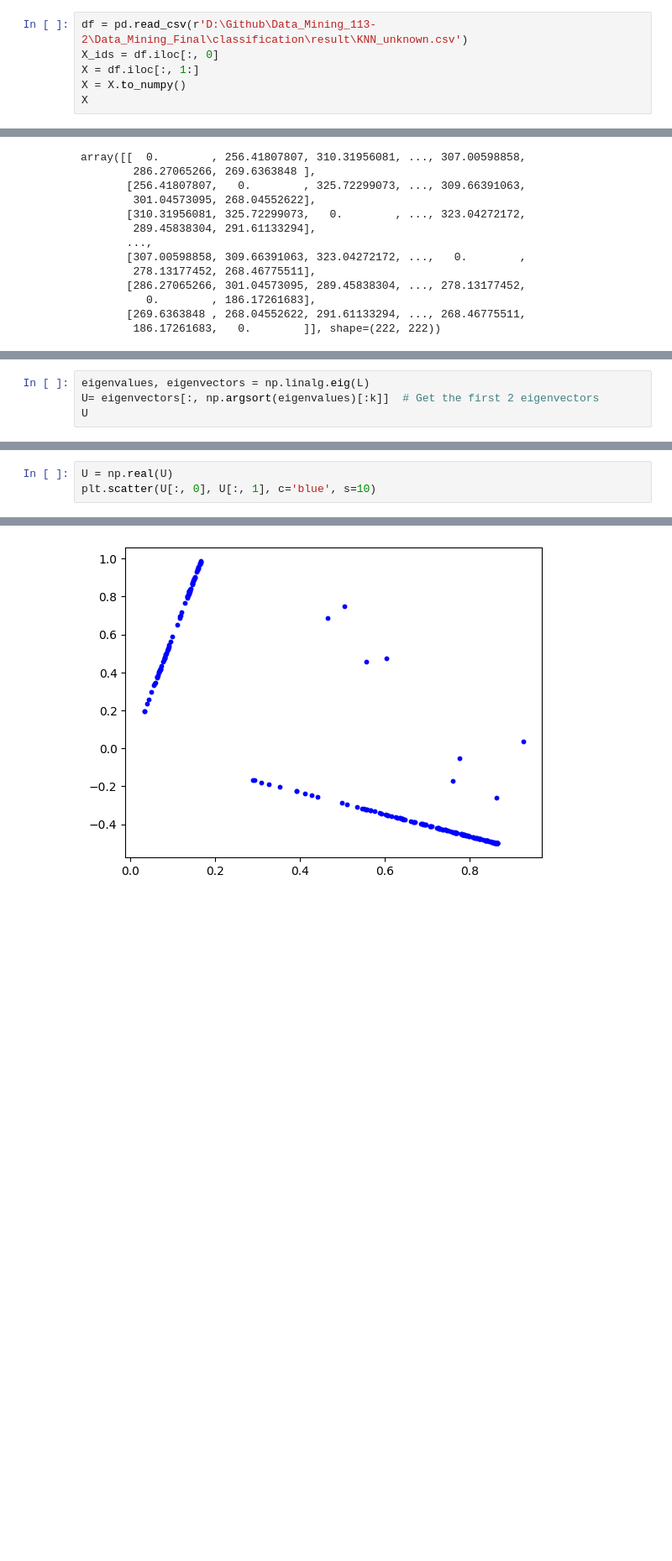
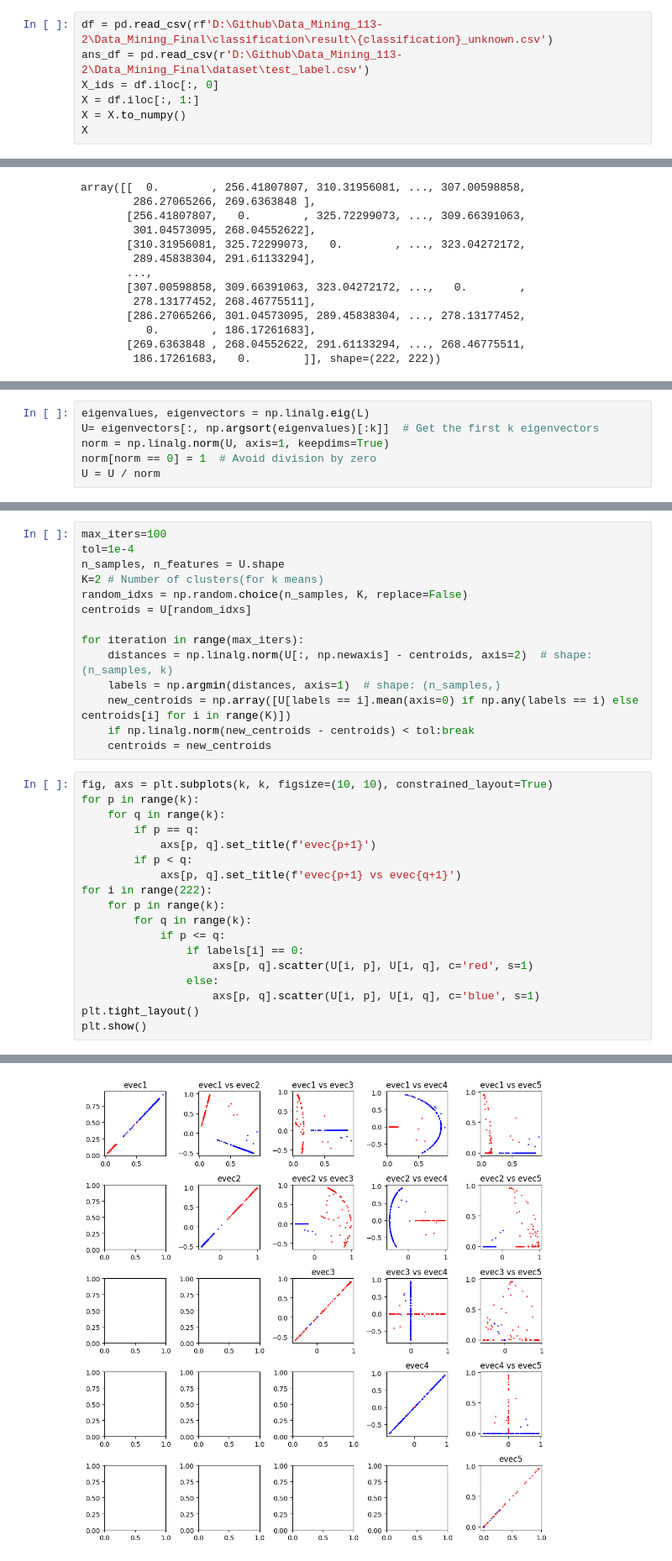
Before and after one commit to Benny0w0Liu/Data_Mining_113-2, a Jupyter notebook: Data_Mining_Final/clustering/Spectral.ipynb, the cells around one changed output, grey strips where cells are left out. Shown at 84% size. Cells and saved outputs as stored; diff of their text form; blank space fills up the shorter version.

Commit message:
Add Spectral Clustering

```diff
--- a/Data_Mining_Final/clustering/Spectral.ipynb
+++ b/Data_Mining_Final/clustering/Spectral.ipynb
@@ -5,5 +7,6 @@ import matplotlib.pyplot as plt
 # %%
-df = pd.read_csv(r'D:\Github\Data_Mining_113-2\Data_Mining_Final\classification\result\KNN_unknown.csv')
+df = pd.read_csv(rf'D:\Github\Data_Mining_113-2\Data_Mining_Final\classification\result\{classification}_unknown.csv')
+ans_df = pd.read_csv(r'D:\Github\Data_Mining_113-2\Data_Mining_Final\dataset\test_label.csv')
 X_ids = df.iloc[:, 0]
 X = df.iloc[:, 1:]
 X = X.to_numpy()
@@ -75,5 +78,7 @@ plt.colorbar()
 [figure]
 # %%
 eigenvalues, eigenvectors = np.linalg.eig(L)
-U= eigenvectors[:, np.argsort(eigenvalues)[:k]]  # Get the first 2 eigenvectors
-U
+U= eigenvectors[:, np.argsort(eigenvalues)[:k]]  # Get the first k eigenvectors
+norm = np.linalg.norm(U, axis=1, keepdims=True)
+norm[norm == 0] = 1  # Avoid division by zero
+U = U / norm
@@ -94,4 +85,33 @@ array([[ 1.52976856e-02+0.j,  9.09156829e-02+0.j, -6.18921334e-03+0.j,
+# %%
+max_iters=100
+tol=1e-4
+n_samples, n_features = U.shape
+K=2 # Number of clusters(for k means)
+random_idxs = np.random.choice(n_samples, K, replace=False)
+centroids = U[random_idxs]
+
+for iteration in range(max_iters):
+    distances = np.linalg.norm(U[:, np.newaxis] - centroids, axis=2)  # shape: (n_samples, k)
+    labels = np.argmin(distances, axis=1)  # shape: (n_samples,)
+    new_centroids = np.array([U[labels == i].mean(axis=0) if np.any(labels == i) else centroids[i] for i in range(K)])
+    if np.linalg.norm(new_centroids - centroids) < tol:break
+    centroids = new_centroids
 # %%
-U = np.real(U)
-plt.scatter(U[:, 0], U[:, 1], c='blue', s=10)
+fig, axs = plt.subplots(k, k, figsize=(10, 10), constrained_layout=True)
+for p in range(k):
+    for q in range(k):
+        if p == q:
+            axs[p, q].set_title(f'evec{p+1}')
+        if p < q:
+            axs[p, q].set_title(f'evec{p+1} vs evec{q+1}')
+for i in range(222):
+    for p in range(k):
+        for q in range(k):
+            if p <= q:
+                if labels[i] == 0:
+                    axs[p, q].scatter(U[i, p], U[i, q], c='red', s=1)
+                else:
+                    axs[p, q].scatter(U[i, p], U[i, q], c='blue', s=1)
+plt.tight_layout()
+plt.show()
 # %% [output]
@@ -99 +118 @@ plt.scatter(U[:, 0], U[:, 1], c='blue', s=10)
-[figure, old version]
+[figure, new version]
```
Also changed, not shown: parts of 5 cells of this notebook, 1 other file.
